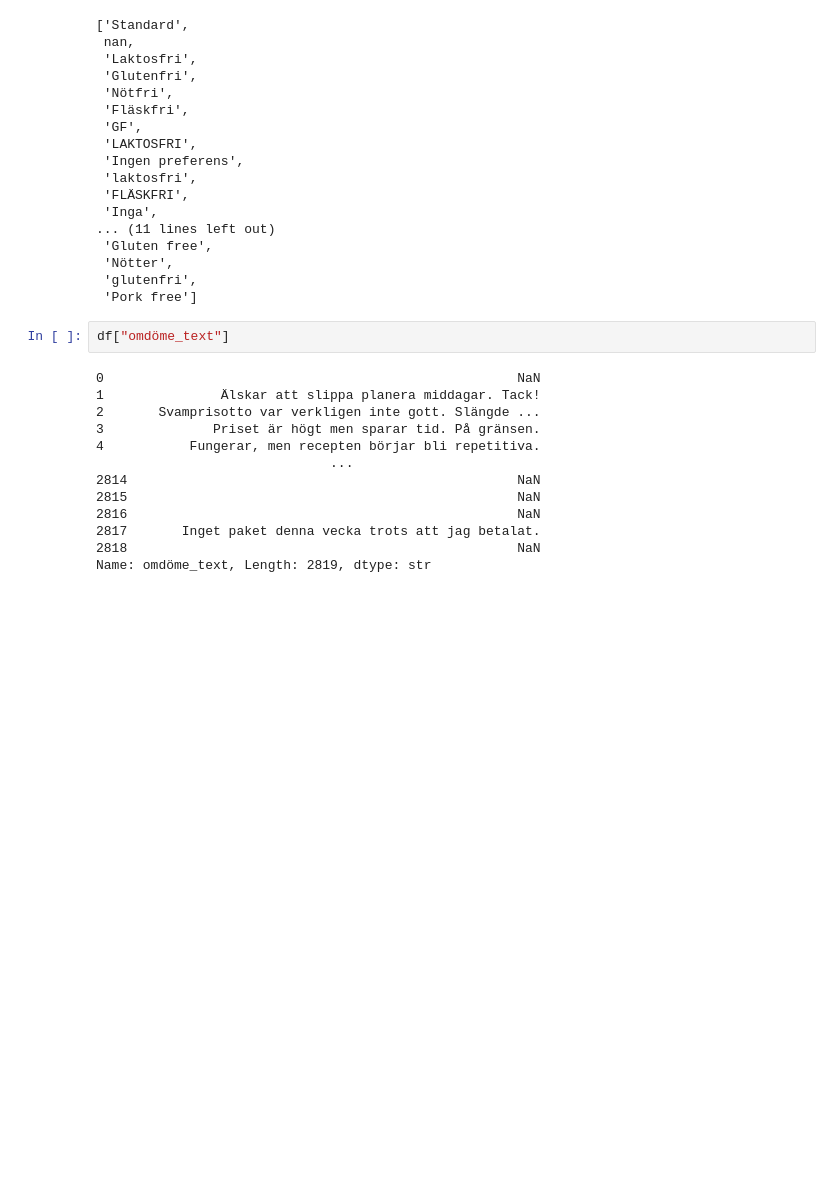
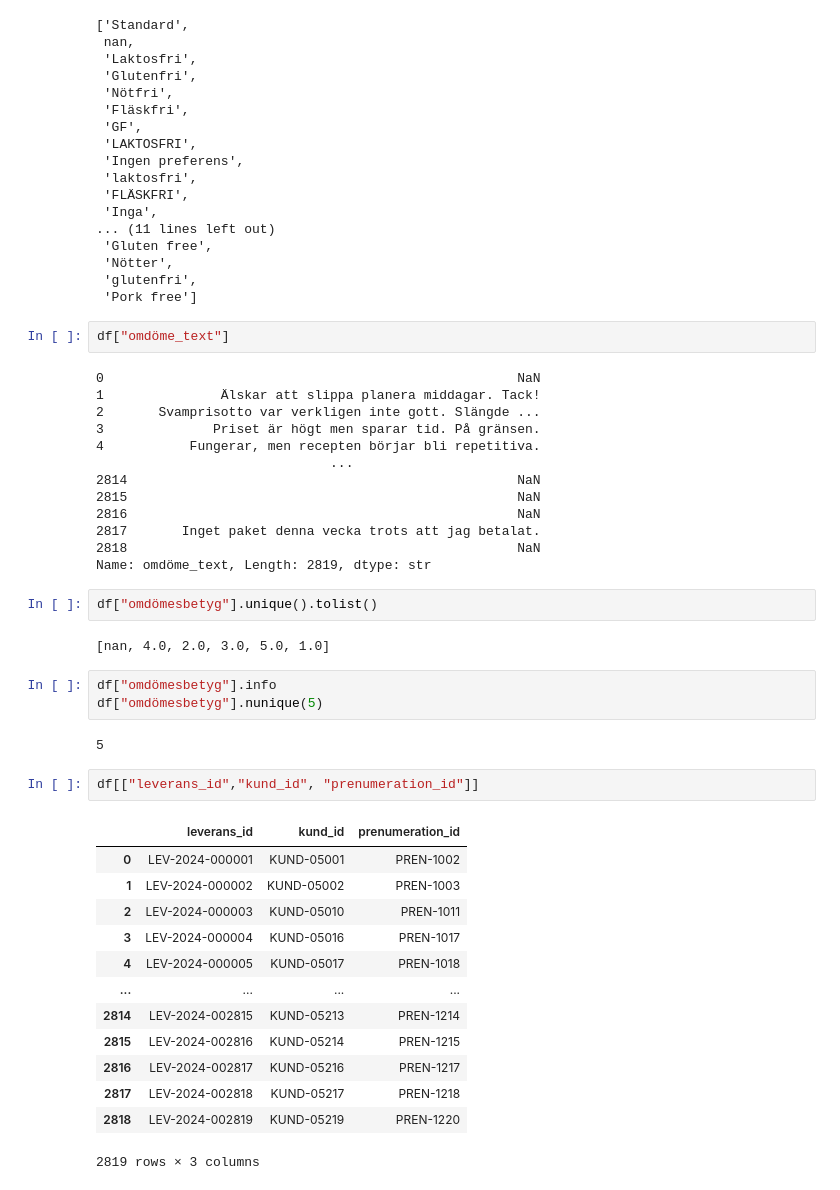
Before and after one commit to johanfinnrydberg-tech/data-uppgift-, a Jupyter notebook: datatvatt_matkasssen.ipynb, the cells around one changed output. Saved outputs shown, nothing was run; the diff lists cells and outputs as text; blank space fills up the shorter version.

```diff
--- a/datatvatt_matkasssen.ipynb
+++ b/datatvatt_matkasssen.ipynb
@@ -359,3 +359,28 @@ df["omdöme_text"]
 2817       Inget paket denna vecka trots att jag betalat.
 2818                                                  NaN
 Name: omdöme_text, Length: 2819, dtype: str
+# %%
+df["omdömesbetyg"].unique().tolist()
+# %% [output]
+[nan, 4.0, 2.0, 3.0, 5.0, 1.0]
+# %%
+df["omdömesbetyg"].info
+df["omdömesbetyg"].nunique(5)
+# %% [output]
+5
+# %%
+df[["leverans_id","kund_id", "prenumeration_id"]]
+# %% [output]
+|  | leverans_id | kund_id | prenumeration_id |
+| 0 | LEV-2024-000001 | KUND-05001 | PREN-1002 |
+| 1 | LEV-2024-000002 | KUND-05002 | PREN-1003 |
+| 2 | LEV-2024-000003 | KUND-05010 | PREN-1011 |
+| 3 | LEV-2024-000004 | KUND-05016 | PREN-1017 |
+| 4 | LEV-2024-000005 | KUND-05017 | PREN-1018 |
+| ... | ... | ... | ... |
+| 2814 | LEV-2024-002815 | KUND-05213 | PREN-1214 |
+| 2815 | LEV-2024-002816 | KUND-05214 | PREN-1215 |
+| 2816 | LEV-2024-002817 | KUND-05216 | PREN-1217 |
+| 2817 | LEV-2024-002818 | KUND-05217 | PREN-1218 |
+| 2818 | LEV-2024-002819 | KUND-05219 | PREN-1220 |
+2819 rows × 3 columns
```
Also changed, not shown: 1 other file.
